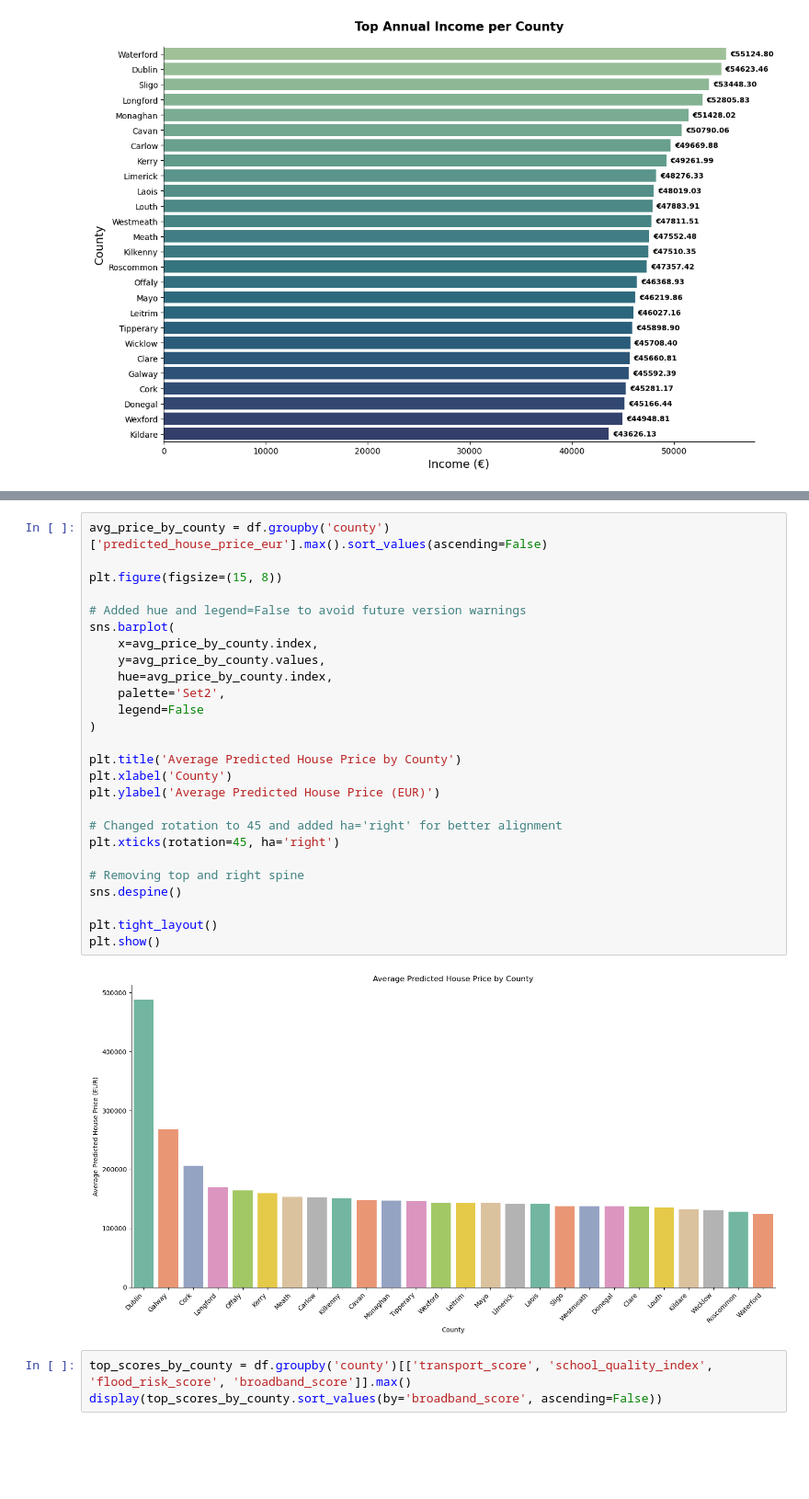
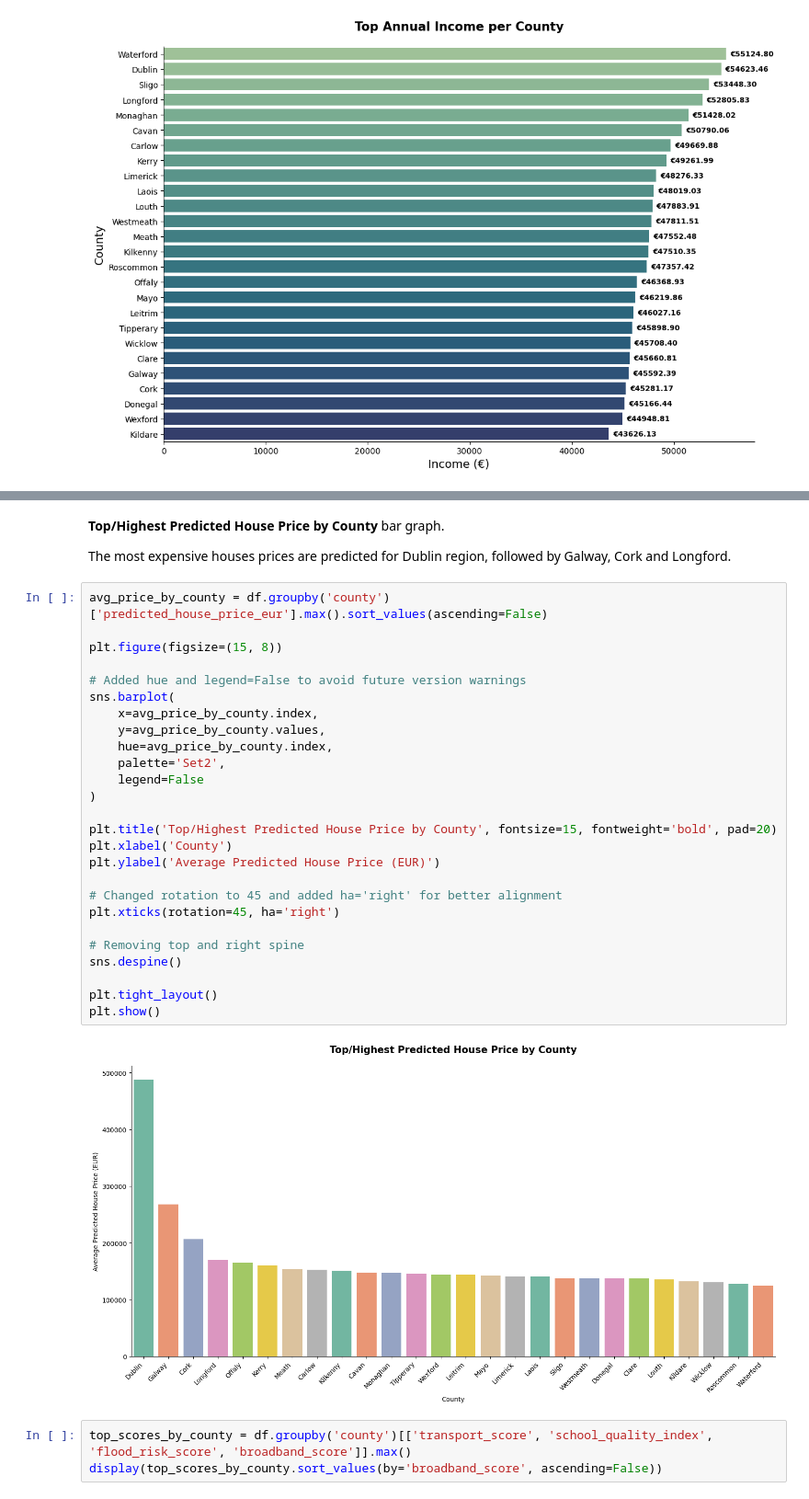
Before and after one commit to AnnaKusia/https-classroom.github.com-a-vi8Otmbm, a Jupyter notebook: HDipl_L8_ML_CA2_sba24023_Anna_Les.ipynb, the cells around one changed output, grey strips where cells are left out. Shown at 92% size. Drawn from its saved outputs; the diff is of its cells as text; blank space fills up the shorter version.

```diff
--- a/HDipl_L8_ML_CA2_sba24023_Anna_Les.ipynb
+++ b/HDipl_L8_ML_CA2_sba24023_Anna_Les.ipynb
@@ -889,31 +943,35 @@ dtype: int64
+# %% [markdown]
+**Top/Highest Predicted House Price by County** bar graph.
+
+The most expensive houses prices are predicted for Dublin region, followed by Galway, Cork and Longford.
 # %%
 avg_price_by_county = df.groupby('county')['predicted_house_price_eur'].max().sort_values(ascending=False)
 
 plt.figure(figsize=(15, 8))
 
 # Added hue and legend=False to avoid future version warnings
 sns.barplot(
     x=avg_price_by_county.index,
     y=avg_price_by_county.values,
     hue=avg_price_by_county.index,
     palette='Set2',
     legend=False
 )
 
-plt.title('Average Predicted House Price by County')
+plt.title('Top/Highest Predicted House Price by County', fontsize=15, fontweight='bold', pad=20)
 plt.xlabel('County')
 plt.ylabel('Average Predicted House Price (EUR)')
 
 # Changed rotation to 45 and added ha='right' for better alignment
 plt.xticks(rotation=45, ha='right')
 
 # Removing top and right spine
 sns.despine()
 
 plt.tight_layout()
 plt.show()
 # %% [output]
-[figure, old version]
+[figure, new version]
 # %%
 top_scores_by_county = df.groupby('county')[['transport_score', 'school_quality_index', 'flood_risk_score', 'broadband_score']].max()
 display(top_scores_by_county.sort_values(by='broadband_score', ascending=False))
```
Also changed, not shown: parts of 28 cells of this notebook.
